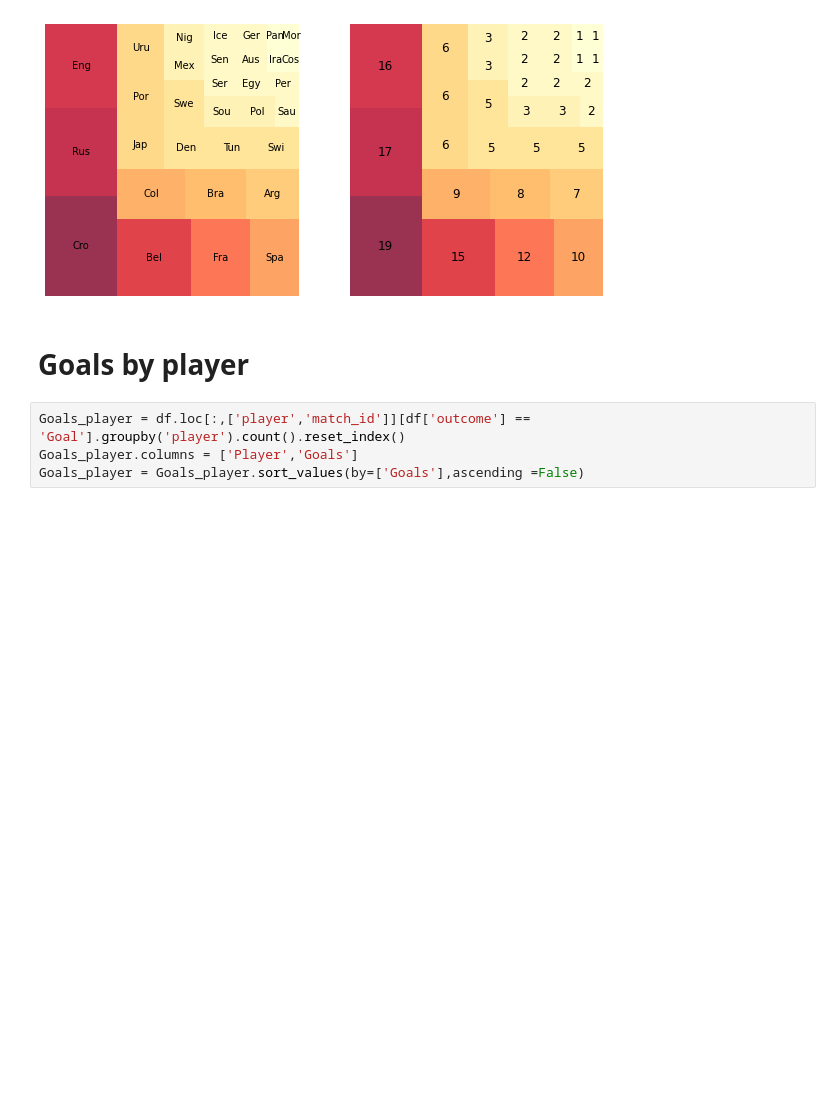
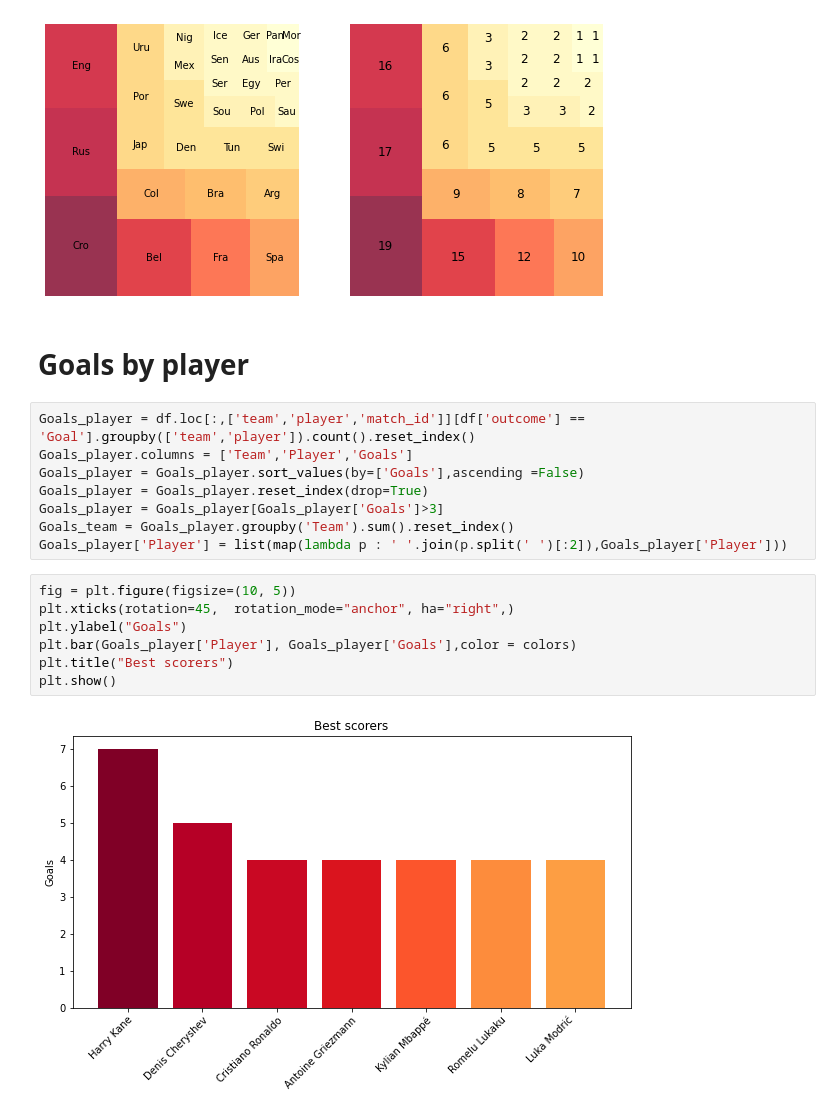
Before and after one commit to HLapendery/FootballAnalysis, a Jupyter notebook: 2018WorldCup.ipynb, the cells around one changed output. Saved outputs shown, nothing was run; the diff lists cells and outputs as text; blank space fills up the shorter version.

```diff
--- a/2018WorldCup.ipynb
+++ b/2018WorldCup.ipynb
@@ -174,6 +174,19 @@ plt.show()
 # %% [markdown]
 # Goals by player
 # %%
-Goals_player = df.loc[:,['player','match_id']][df['outcome'] == 'Goal'].groupby('player').count().reset_index()
-Goals_player.columns = ['Player','Goals']
+Goals_player = df.loc[:,['team','player','match_id']][df['outcome'] == 'Goal'].groupby(['team','player']).count().reset_index()
+Goals_player.columns = ['Team','Player','Goals']
 Goals_player = Goals_player.sort_values(by=['Goals'],ascending =False)
+Goals_player = Goals_player.reset_index(drop=True)
+Goals_player = Goals_player[Goals_player['Goals']>3]
+Goals_team = Goals_player.groupby('Team').sum().reset_index()
+Goals_player['Player'] = list(map(lambda p : ' '.join(p.split(' ')[:2]),Goals_player['Player']))
+# %%
+fig = plt.figure(figsize=(10, 5))
+plt.xticks(rotation=45,  rotation_mode="anchor", ha="right",)
+plt.ylabel("Goals")
+plt.bar(Goals_player['Player'], Goals_player['Goals'],color = colors)
+plt.title("Best scorers")
+plt.show()
+# %% [output]
+[figure, added]
```
Also changed, not shown: parts of 3 cells of this notebook.
